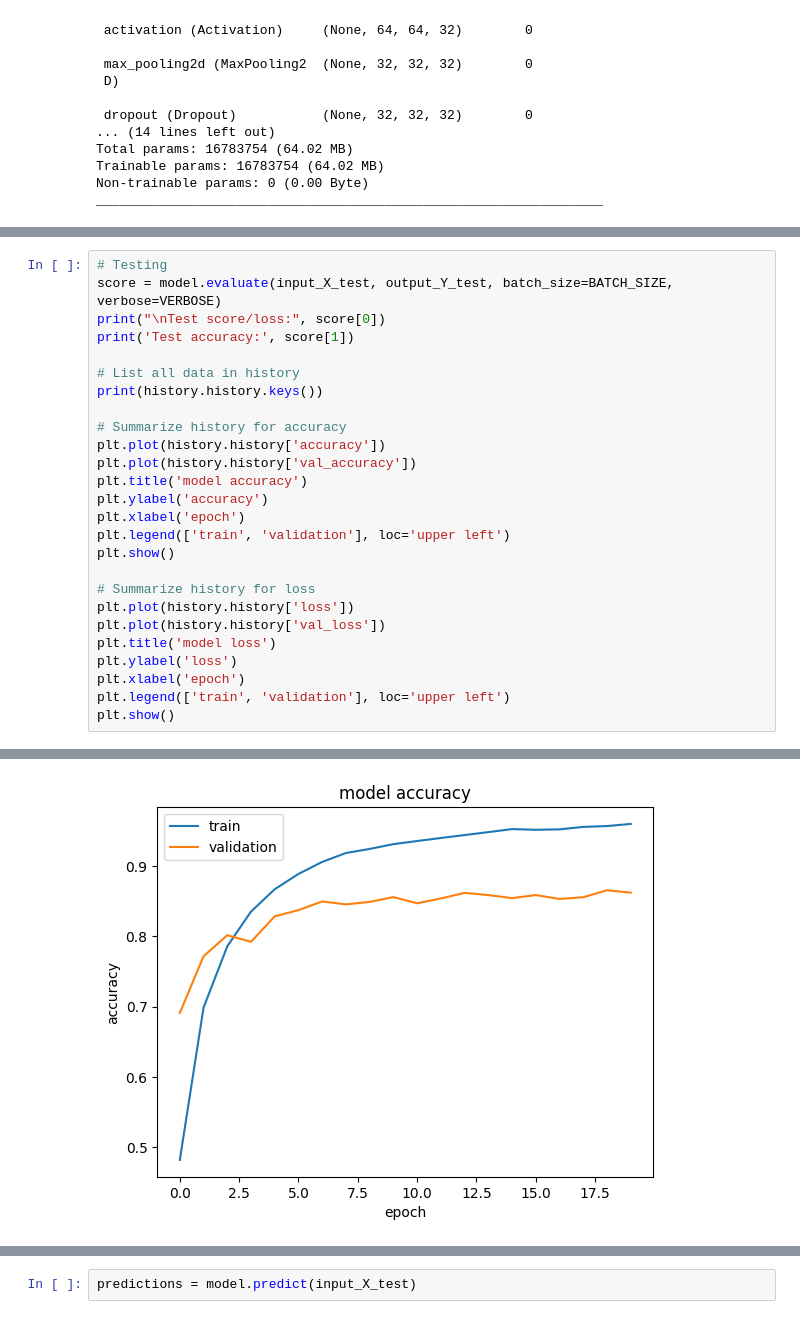
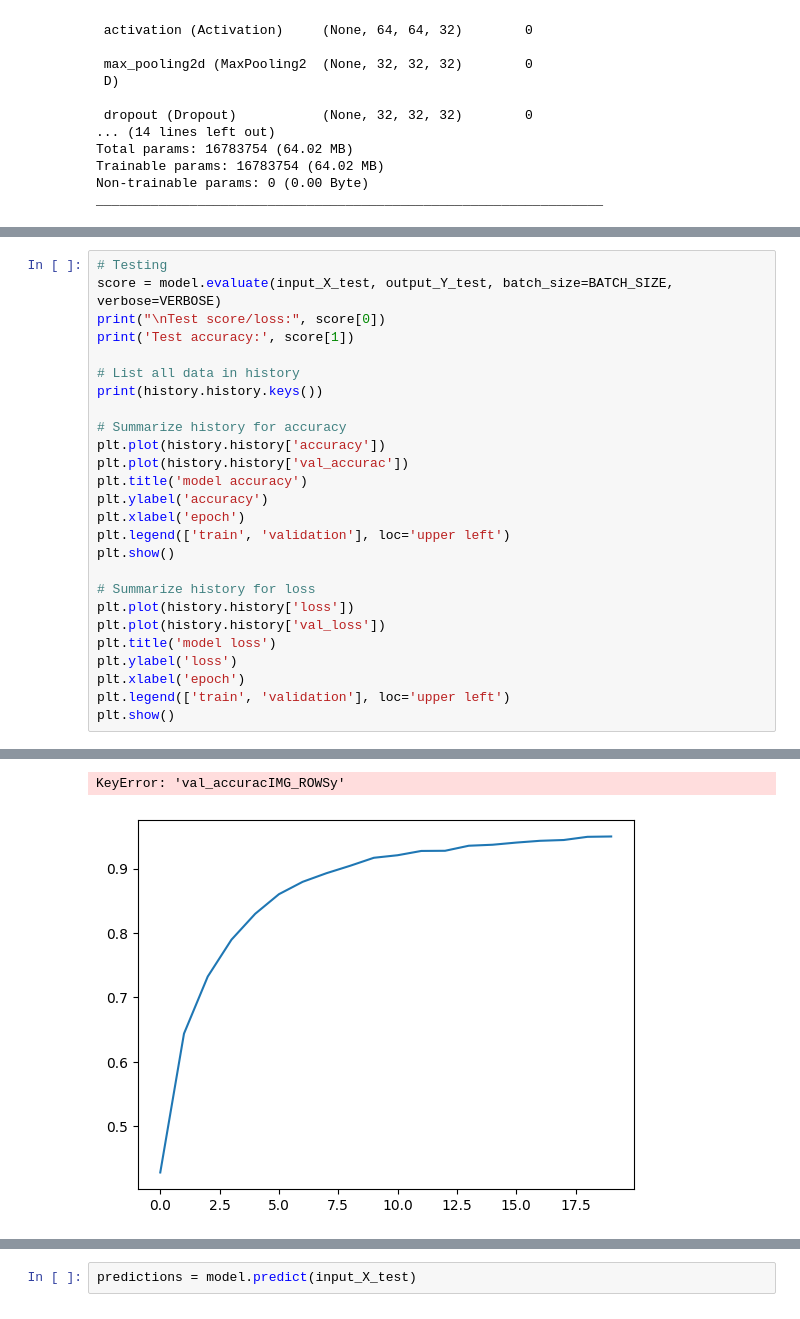
Before and after one commit to liorspitkowski/Deep-Learning-For-Robotics-Vision, a Jupyter notebook: Robot Vision Notebook.ipynb, the cells around one changed output, grey strips where cells are left out. Drawn from its saved outputs; the diff is of its cells as text.

```diff
--- a/Robot Vision Notebook.ipynb
+++ b/Robot Vision Notebook.ipynb
@@ -248,7 +248,7 @@ print(history.history.keys())
 
 # Summarize history for accuracy
 plt.plot(history.history['accuracy'])
-plt.plot(history.history['val_accuracy'])
+plt.plot(history.history['val_accurac'])
 plt.title('model accuracy')
 plt.ylabel('accuracy')
 plt.xlabel('epoch')
@@ -271,2 +271,3 @@ Test accuracy: 0.8595298528671265
 dict_keys(['loss', 'accuracy', 'val_loss', 'val_accuracy'])
+KeyError: 'val_accuracIMG_ROWSy'
-[figure, old version]
+[figure, new version]
```
Also changed, not shown: parts of 4 cells of this notebook.
